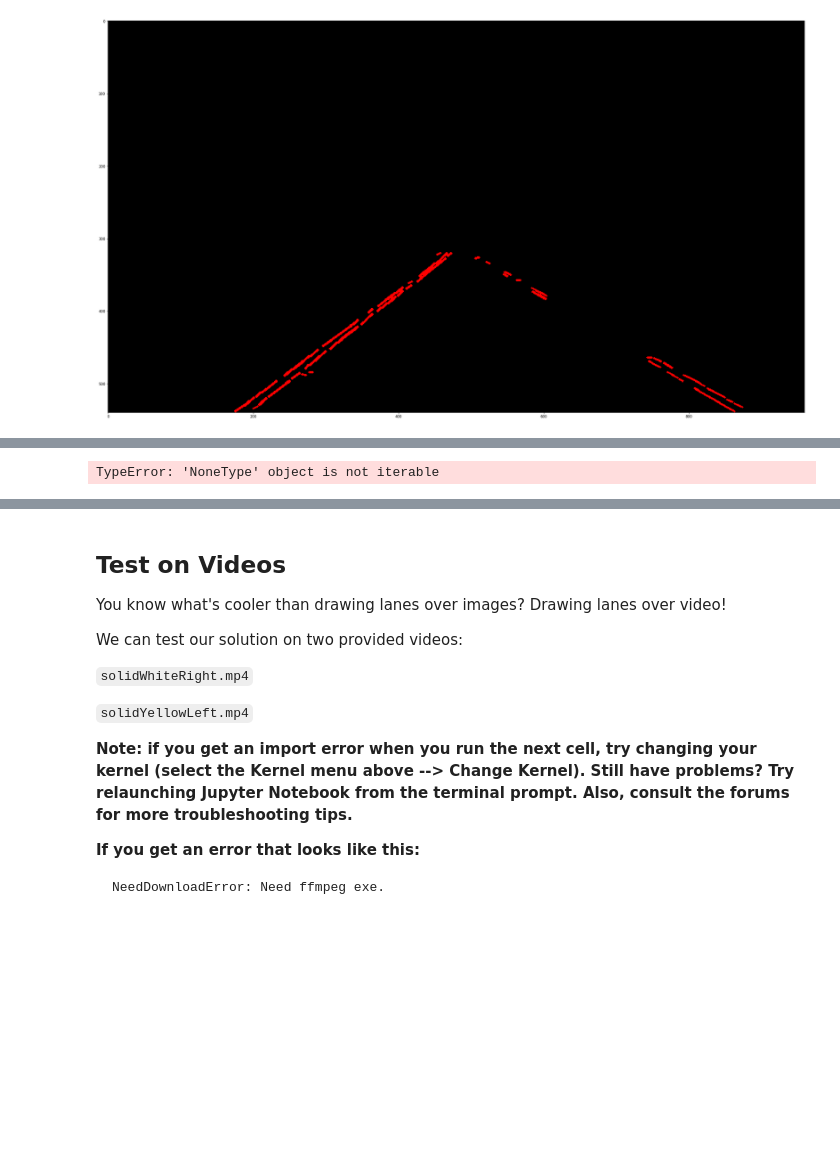
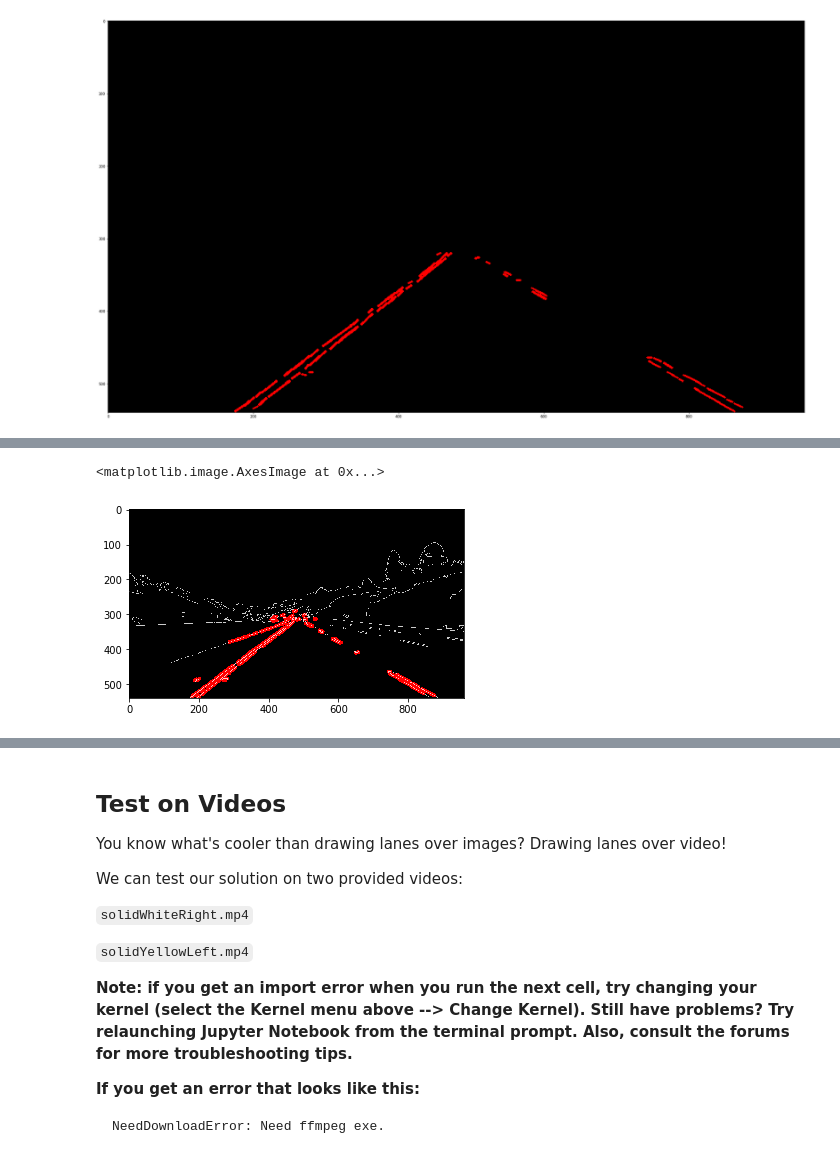
Before and after one commit to yashn35/Finding-Lane-Lines, a Jupyter notebook: P1.ipynb, the cells around one changed output, grey strips where cells are left out. Cells and saved outputs as stored; diff of their text form; code cells hidden in the pictures; blank space fills up the shorter version.

Commit message:
can recongnize lane lines

```diff
--- a/P1.ipynb
+++ b/P1.ipynb
@@ -282,10 +299,10 @@ None
 import matplotlib.pyplot as plt
 import matplotlib.image as mpimg
 import numpy as np
-
+#import cv
 
 # Read in and grayscale the image
-#image = mpimg.imread("test_images/whiteCarLaneSwitch.jpg")
+#image = mpimg.imread("test_videos/solidWhiteRight.mp4")
 #image = os.path.join(scriptpath, img)
 gray = cv2.cvtColor(np.asarray(image),cv2.COLOR_RGB2GRAY)
 
@@ -302,58 +319,40 @@ edges = cv2.Canny(blur_gray, low_threshold, high_threshold)
 mask = np.zeros_like(edges)
 ignore_mask_color = 255
 
 # This time we are defining a four sided polygon to mask
-#imshape = image.shape
-#450, 290, 450, 290
-#(120, 540)` and `(960, 540)
-#cv2.fillPoly(mask, vertices, ignore_mask_color)
-#masked_edges = cv2.bitwise_and(edges, mask)
-
-#masked_region = region_of_interest(gray, vertices)
-#vertices = np.array([[(120, 540),(450, 290), (450, 290), (960, 540)]], dtype=np.int32)
-
 imshape = image.shape
-vertices = np.array([[(140,imshape[0]),(450, 320), (525, 320), (940,imshape[0])]], dtype=np.int32)
-# ERIK: this is not needed since all of this is done in the helper function above
-# cv2.fillPoly(mask, vertices, ignore_mask_color)
-# masked_edges = cv2.bitwise_and(edges, mask)
-masked = region_of_interest(edges, vertices)
-
-
-#imshape = image.shape
-#vertices = np.array([[(0,imshape[0]),(450, 290), (490, 290), (imshape[1],imshape[0])]], dtype=np.int32)
-#cv2.fillPoly(mask, vertices, ignore_mask_color)
-#masked_edges = cv2.bitwise_and(edges, mask)
-
+vertices = np.array([[(0,imshape[0]),(450, 290), (490, 290), (imshape[1],imshape[0])]], dtype=np.int32)
+cv2.fillPoly(mask, vertices, ignore_mask_color)
+masked_edges = cv2.bitwise_and(edges, mask)
 
 # Define the Hough transform parameters
 # Make a blank the same size as our image to draw on
 rho = 1 # distance resolution in pixels of the Hough grid
 theta = np.pi/180 # angular resolution in radians of the Hough grid
 threshold = 1     # minimum number of votes (intersections in Hough grid cell)
 min_line_length = 5 #minimum number of pixels making up a line
 max_line_gap = 1    # maximum gap in pixels between connectable line segments
 line_image = np.copy(image)*0 # creating a blank to draw lines on
 
 # Run Hough on edge detected image
 # Output "lines" is an array containing endpoints of detected line segments
-
-#lines = cv2.HoughLinesP(masked_edges, rho, theta, threshold, np.array([]),
- #                           min_line_length, max_line_gap)
+lines = cv2.HoughLinesP(masked_edges, rho, theta, threshold, np.array([]),
+                            min_line_length, max_line_gap)
 
 # Iterate over the output "lines" and draw lines on a blank image
 for line in lines:
     for x1,y1,x2,y2 in line:
         cv2.line(line_image,(x1,y1),(x2,y2),(255,0,0),10)
 
 # Create a "color" binary image to combine with line image
 color_edges = np.dstack((edges, edges, edges))
 
 # Draw the lines on the edge image
 lines_edges = cv2.addWeighted(color_edges, 0.8, line_image, 1, 0)
 plt.imshow(lines_edges)
 # %% [output]
-TypeError: 'NoneType' object is not iterable
+<matplotlib.image.AxesImage at 0x...>
+[figure, added]
 # %%
 imgfiles = os.listdir("test_images/")
 
```
Also changed, not shown: parts of 8 cells of this notebook.
